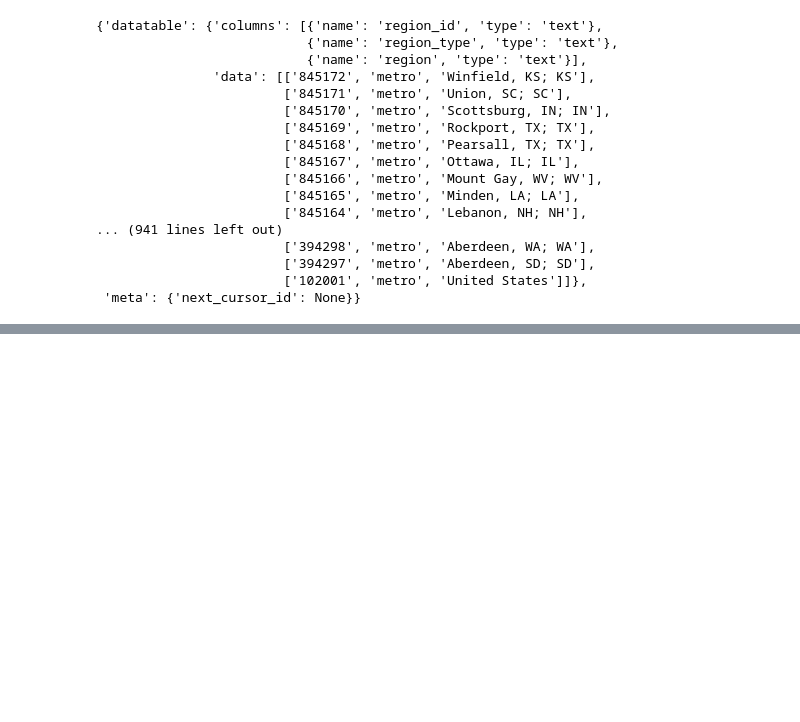
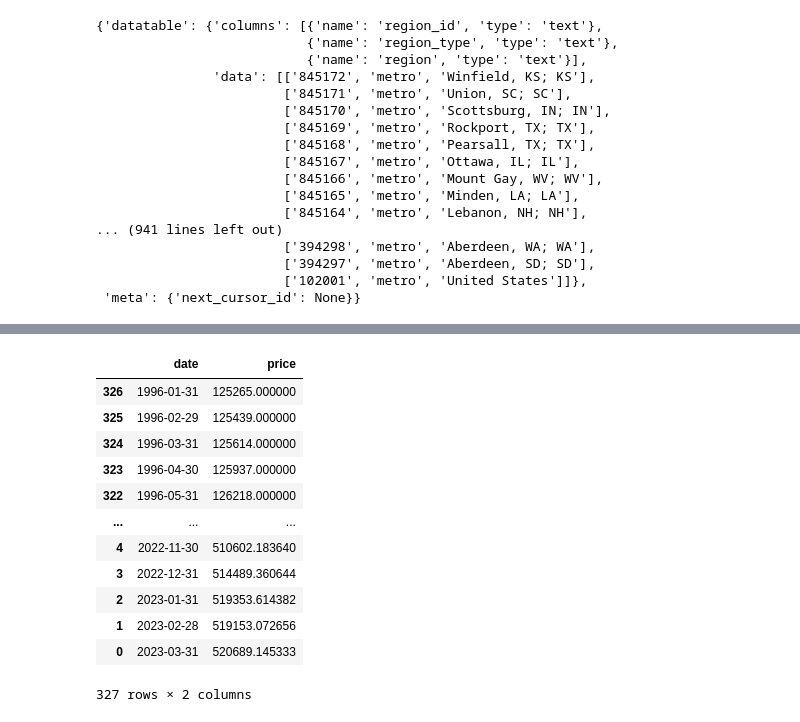
Before and after one commit to edshanks/Analyzing-the-Effects-of-COVID-on-the-American-Real-Estate-Market, a Jupyter notebook: Zillow_Starter.ipynb, the cells around one changed output, grey strips where cells are left out. Drawn from its saved outputs; the diff is of its cells as text; code cells hidden in the pictures; blank space fills up the shorter version.

```diff
--- a/Zillow_Starter.ipynb
+++ b/Zillow_Starter.ipynb
@@ -86,0 +120,16 @@ Data for New York:
+# %%
+city_dfs["Miami"]
+# %% [output]
+|  | date | price |
+| 326 | 1996-01-31 | 125265.000000 |
+| 325 | 1996-02-29 | 125439.000000 |
+| 324 | 1996-03-31 | 125614.000000 |
+| 323 | 1996-04-30 | 125937.000000 |
+| 322 | 1996-05-31 | 126218.000000 |
+| ... | ... | ... |
+| 4 | 2022-11-30 | 510602.183640 |
+| 3 | 2022-12-31 | 514489.360644 |
+| 2 | 2023-01-31 | 519353.614382 |
+| 1 | 2023-02-28 | 519153.072656 |
+| 0 | 2023-03-31 | 520689.145333 |
+327 rows × 2 columns
```
Also changed, not shown: parts of 9 cells of this notebook.
